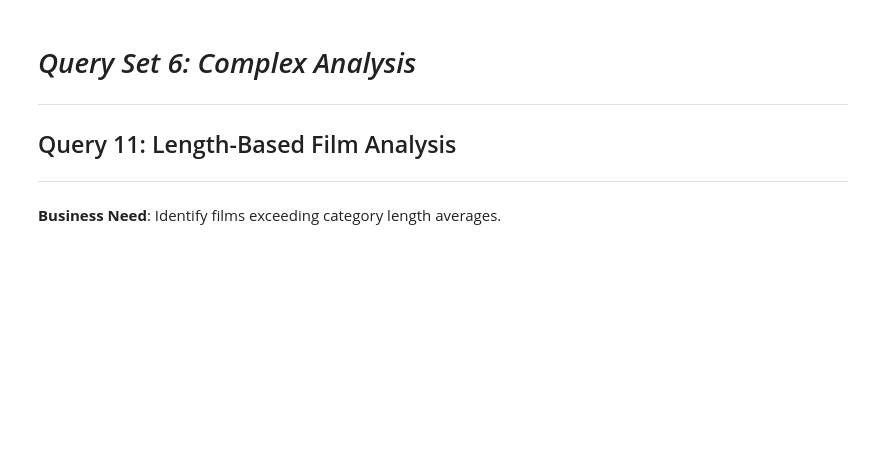
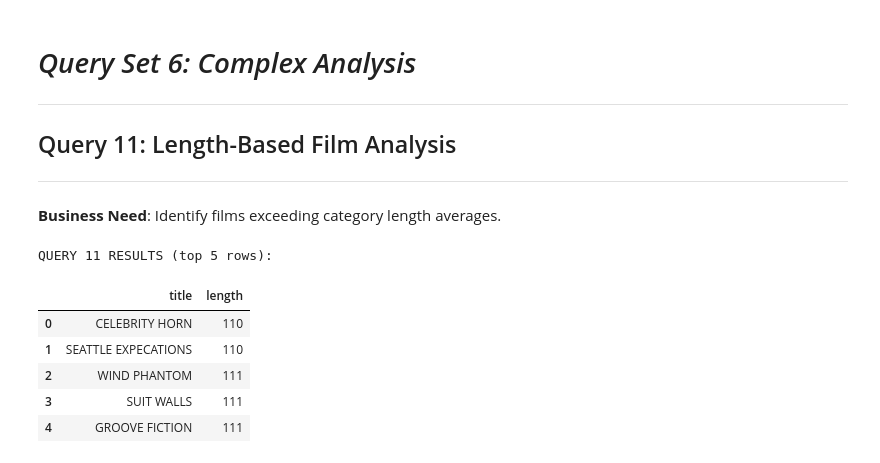
Before and after one commit to dr-ridwanoladipo/sql_business_analysis, a Jupyter notebook: business_analysis.ipynb, the cells around one changed output. Drawn from its saved outputs; the diff is of its cells as text; code cells hidden in the pictures; blank space fills up the shorter version.

```diff
--- a/business_analysis.ipynb
+++ b/business_analysis.ipynb
@@ -424,3 +424,27 @@ QUERY 10 RESULTS:
 ## Query 11: Length-Based Film Analysis
 ---
 **Business Need**: Identify films exceeding category length averages.
+# %%
+q11 = """
+SELECT
+    f1.title,
+    f1.length
+FROM film f1
+WHERE f1.length > (
+    SELECT AVG(f2.length)
+    FROM film f2
+    WHERE f1.replacement_cost = f2.replacement_cost
+)
+ORDER BY f1.length ASC;
+"""
+df11 = run_query(q11)
+print("QUERY 11 RESULTS (top 5 rows):")
+display(df11.head(5))
+# %% [output]
+QUERY 11 RESULTS (top 5 rows):
+|  | title | length |
+| 0 | CELEBRITY HORN | 110 |
+| 1 | SEATTLE EXPECATIONS | 110 |
+| 2 | WIND PHANTOM | 111 |
+| 3 | SUIT WALLS | 111 |
+| 4 | GROOVE FICTION | 111 |
```
Also changed, not shown: parts of 4 cells of this notebook.
